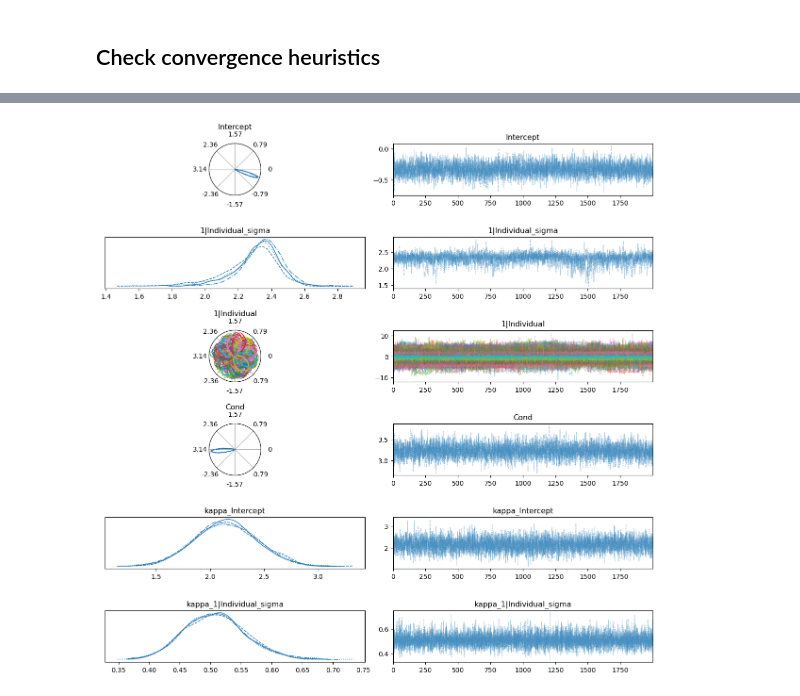
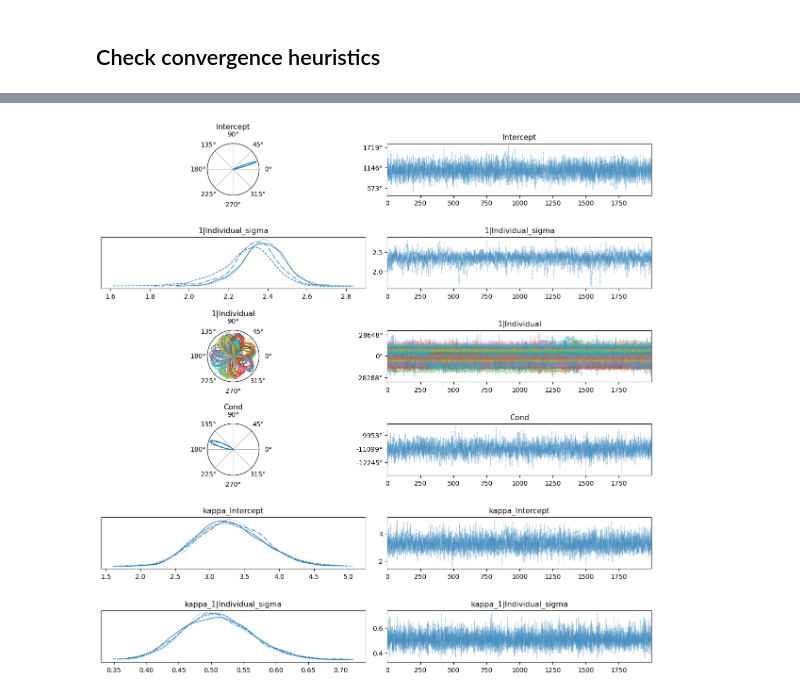
Before and after one commit to jgraving/unwrap, a Jupyter notebook: notebooks/polarization.ipynb, the cells around one changed output, grey strips where cells are left out. Cells and saved outputs as stored; diff of their text form; code cells hidden in the pictures.

```diff
--- a/notebooks/polarization.ipynb
+++ b/notebooks/polarization.ipynb
@@ -367,22 +369,30 @@ az.summary(
-# %%
-az.plot_trace(idata,
-              var_names=["Intercept",
-            #    "1|Individual_kappa",
-               "1|Individual_sigma",
-               "1|Individual",
-                "Cond",
-                "kappa_Intercept",
-               "kappa_1|Individual_sigma",
-                ],
-    circ_var_names=["Intercept",
-                    "Cond",
-                    "1|Individual"
-                    ]
-)
-plt.tight_layout()
-plt.show()
-# %% [output]
-[figure, removed]
+# %%
+varnms = ["Intercept",
+            #    "1|Individual_kappa",
+               "1|Individual_sigma",
+               "1|Individual",
+                "Cond",
+                "kappa_Intercept",
+               "kappa_1|Individual_sigma",
+                ]
+#Specify which parameters are circular
+cvars = ["Intercept",
+        "Cond",
+        "1|Individual",
+        ]
+#transform the circular data for interpretability
+idata_trans = idata # set up a variable for transformed data
+for cvar in cvars:
+    idata_trans.posterior[cvar] = -180*idata_trans.posterior[cvar]/np.pi # convert each to degrees that will plot clockwise
+
+az.plot_trace(idata_trans,
+              var_names=varnms,
+              circ_var_names=cvars,
+              circ_var_units='degrees') #now in degrees and going clockwise, but axis labels are anticlock and start at right
+plt.tight_layout()
+plt.show()
+# %% [output]
+[figure, added]
 # %%
 # #help with progressbar on Mac?
 # # https://discourse.pymc.io/t/progress-bar-not-showing-in-pymc3-3-11-1/6898/4
```
Also changed, not shown: parts of 3 cells of this notebook.
